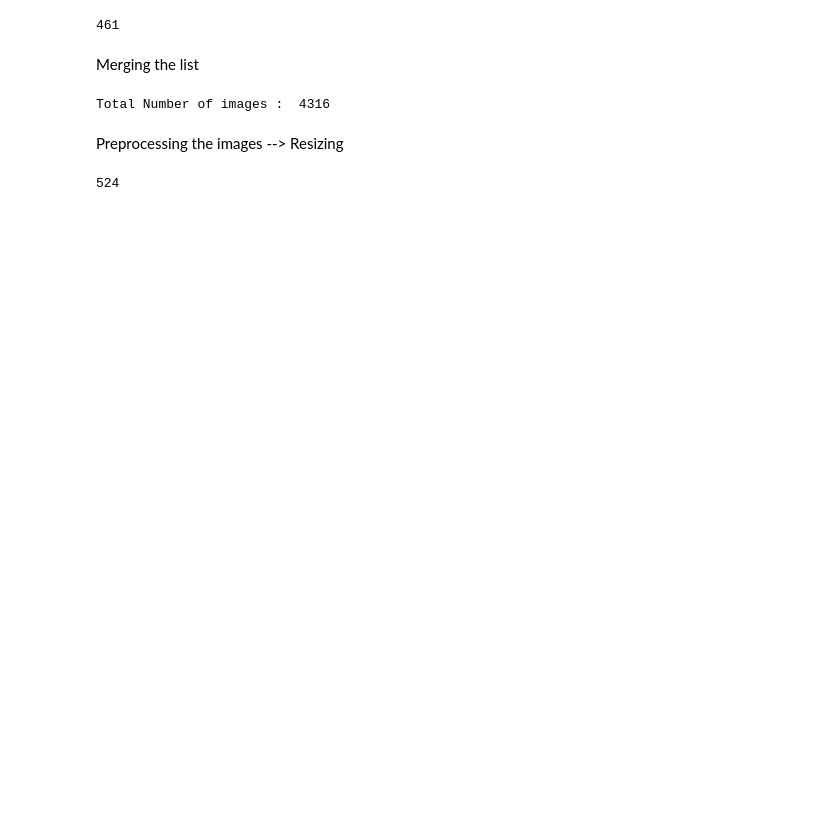
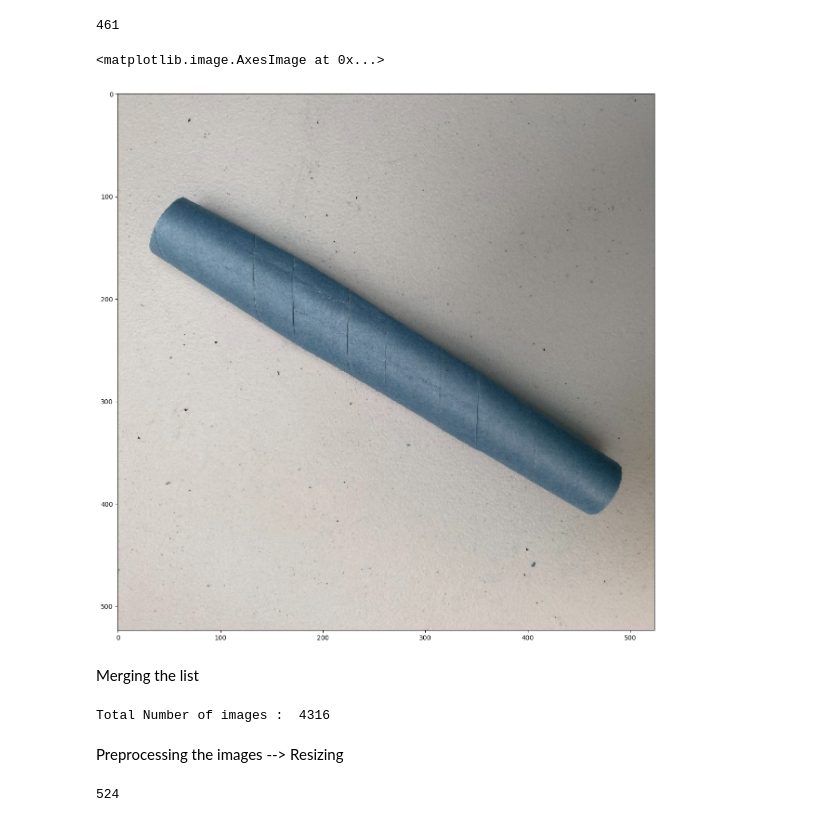
Before and after one commit to Inshalmunaf/Waste-Classification, a Jupyter notebook: waste.ipynb, the cells around one changed output. Saved outputs shown, nothing was run; the diff lists cells and outputs as text; code cells hidden in the pictures; blank space fills up the shorter version.

```diff
--- a/waste.ipynb
+++ b/waste.ipynb
@@ -30,6 +30,12 @@ len(images_per_category[0])
 len(images_per_category_label[0])
 # %% [output]
 461
+# %%
+plt.figure(figsize=(15,15))
+plt.imshow(images_per_category[0][0])
+# %% [output]
+<matplotlib.image.AxesImage at 0x...>
+[figure, added]
 # %% [markdown]
 Merging the list
 # %%
```
Also changed, not shown: parts of 19 cells of this notebook, 1 other file.
